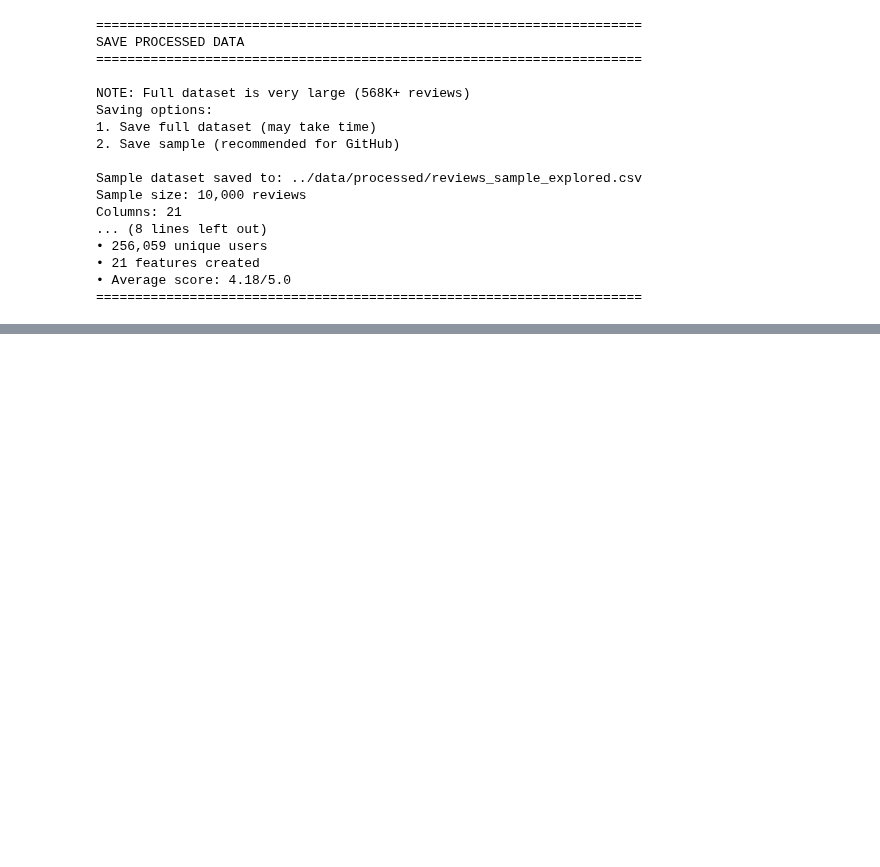
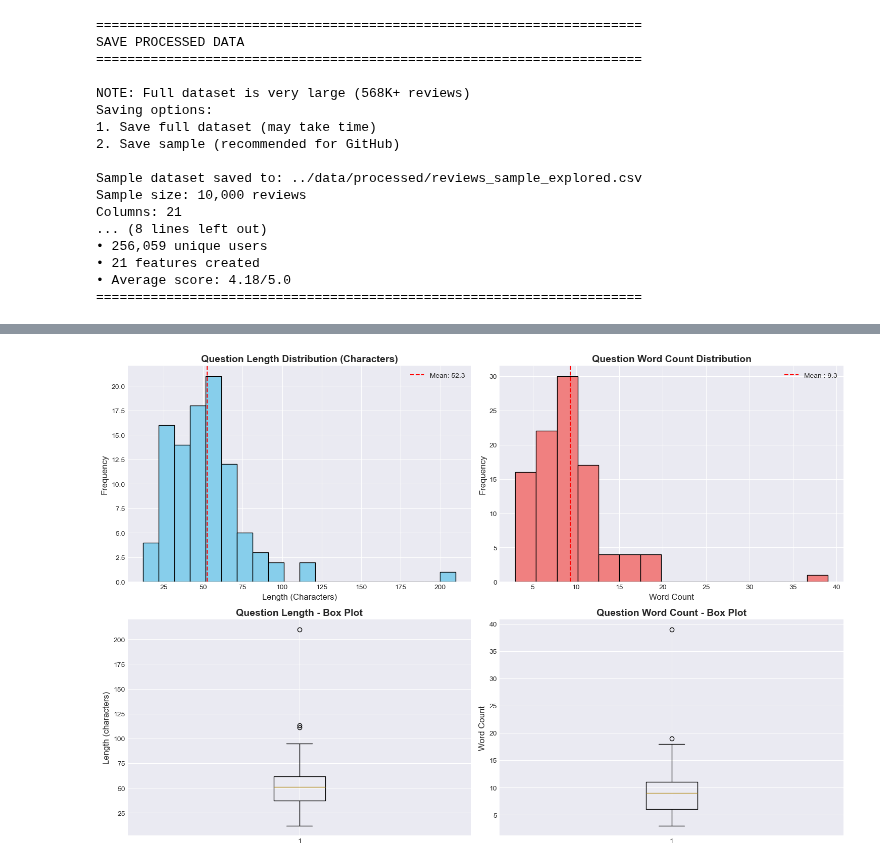
Before and after one commit to HoodaVishal/Intelligent-Customer-Support-System, a Jupyter notebook: notebooks/01_Data_Exploration.ipynb, the cells around one changed output, grey strips where cells are left out. Saved outputs shown, nothing was run; the diff lists cells and outputs as text; code cells hidden in the pictures; blank space fills up the shorter version.

Commit message:
Add Dataset 4: Mental Health FAQ

```diff
--- a/notebooks/01_Data_Exploration.ipynb
+++ b/notebooks/01_Data_Exploration.ipynb
@@ -2593,0 +2596,11 @@ Columns: 21
+# %%
+print('\n' + '=' * 70)
+print('MENTAL HEALTH FAQ DATASET EXPLORATION')
+print('=' * 70 + '\n')
+
+# Load the mental health FAQ dataset
+mental_health_file_path = '/Users/vishalhooda/Documents/Intelligent-Customer-Support/data/raw/Mental_Health_FAQ.csv'
+
+mental = pd.read_csv(mental_health_file_path)
+print('Mental Health FAQ dataset loaded successfully')
+print(f"Dataset shape: {mental.shape}")
@@ -2593,0 +2734,71 @@ Columns: 21
+# %%
+# Question Analysis
+print('\n' + '=' * 70)
+print('QUESTION ANALYSIS')
+print('=' * 70 + '\n')
+
+# Calculate question lengths
+mental['Question Length'] = mental['Questions'].str.len()
+mental['Question Words'] = mental['Questions'].str.split().str.len()
+
+print('QUESTION LENGTH STATISTICS (Characters):')
+print(mental['Question Length'].describe())
+print()
+
+print('QUESTION WORD COUNT STATISTICS:')
+print(mental['Question Words'].describe())
+print()
+
+# Question length distribution
+print('QUESTION LENGTH RANGES:')
+ranges = [(0, 25), (25, 50), (50, 75), (75, 100), (100, 200)]
+for start, end in ranges:
+    count = ((mental['Question Length'] >= start) & (mental['Question Length'] < end)).sum()
+    pct = (count / len(mental)) * 100
+    print(f"{start}-{end} chars: {count} questions ({pct:.1f}%)")
+
+# Longest and shortest questions
+print('\nLONGEST QUESTION:')
+longest_q = mental.loc[mental['Question Length'].idxmax()]
+print(f"Length: {longest_q['Question Length']} characters")
+print(f"Question: {longest_q['Questions']}")
+
+print('\nSHORTEST QUESTION:')
+shortest_q = mental.loc[mental['Question Length'].idxmin()]
+print(f"Length: {shortest_q['Question Length']} characters")
+print(f"Question: {shortest_q['Questions']}")
+
+# Visualizations
+fig, axes = plt.subplots(2, 2, figsize = (15, 10))
+
+# Question length histogram
+axes[0, 0].hist(mental['Question Length'], bins = 20, color = 'skyblue', edgecolor = 'black')
+axes[0, 0].set_title('Question Length Distribution (Characters)', fontsize = 14, fontweight = 'bold')
+axes[0, 0].set_xlabel('Length (Characters)', fontsize = 12)
+axes[0, 0].set_ylabel('Frequency', fontsize = 12)
+axes[0, 0].axvline(mental['Question Length'].mean(), color = 'red', linestyle = '--',
+                   label = f"Mean: {mental['Question Length'].mean():.1f}")
+axes[0, 0].legend()
+
+# Question word count histogram
+axes[0, 1].hist(mental['Question Words'], bins = 15, color = 'lightcoral', edgecolor = 'black')
+axes[0, 1].set_title('Question Word Count Distribution', fontsize = 14, fontweight = 'bold')
+axes[0, 1].set_xlabel('Word Count', fontsize = 12)
+axes[0, 1].set_ylabel('Frequency', fontsize = 12)
+axes[0, 1].axvline(mental['Question Words'].mean(), color = 'red', linestyle = '--',
+                   label = f"Mean : {mental['Question Words'].mean():.1f}")
+axes[0, 1].legend()
+
+# Box plot - Question length
+axes[1, 0].boxplot(mental['Question Length'], vert = True)
+axes[1, 0].set_title('Question Length - Box Plot', fontsize = 14, fontweight = 'bold')
+axes[1, 0].set_ylabel('Length (characters)', fontsize = 12)
+
+# Box plot - Question words
+axes[1, 1].boxplot(mental['Question Words'], vert = True)
+axes[1, 1].set_title('Question Word Count - Box Plot', fontsize = 14, fontweight = 'bold')
+axes[1, 1].set_ylabel('Word Count', fontsize = 12)
+
+plt.tight_layout()
+plt.show()
+# %% [output]
@@ -2593,0 +2822 @@ Columns: 21
+[figure, added]
```
Also changed, not shown: parts of 5 cells of this notebook.
